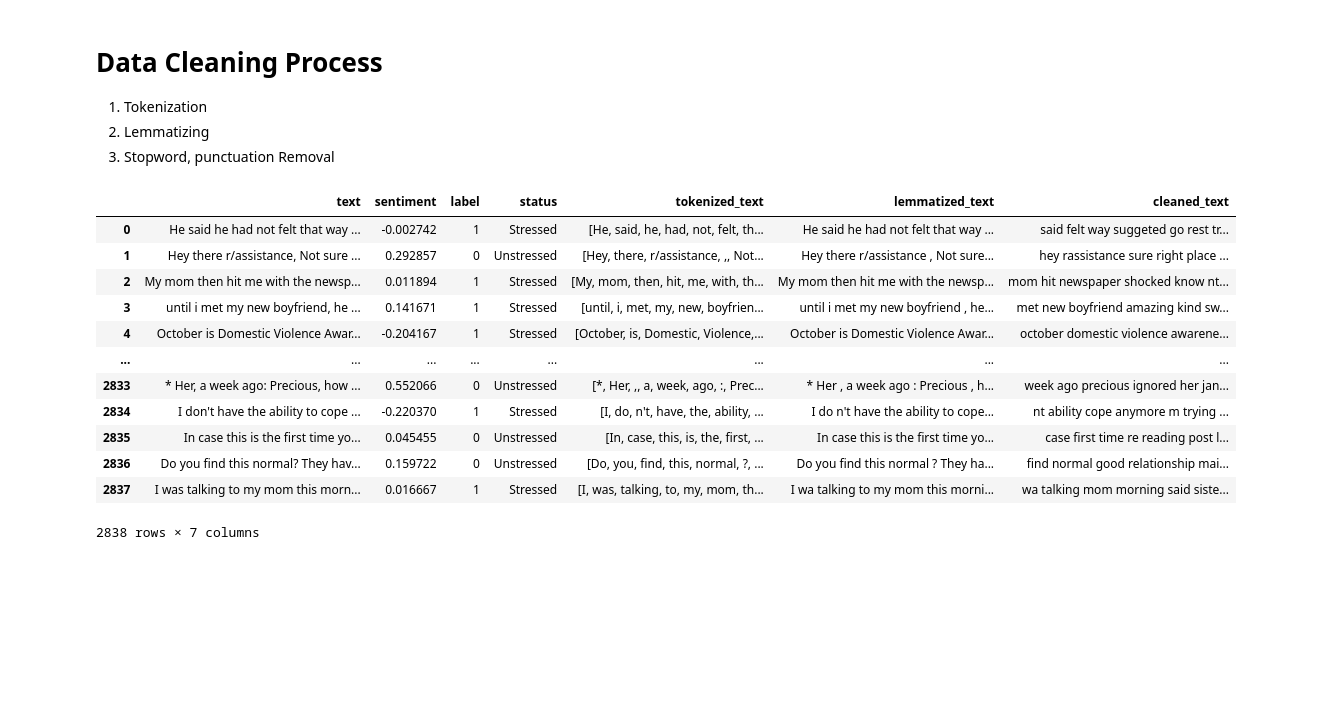
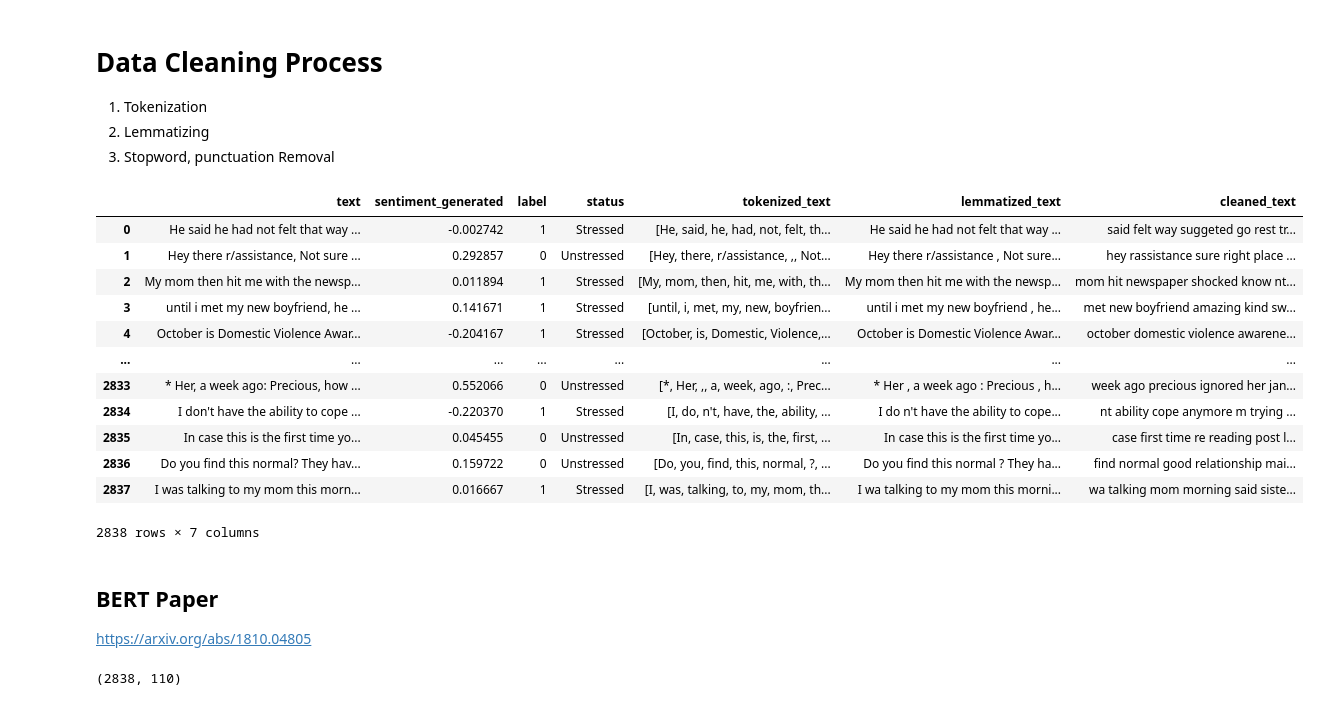
Before and after one commit to gg41825/stress_analysis_social_media, a Jupyter notebook: analyzer.ipynb, the cells around one changed output. Cells and saved outputs as stored; diff of their text form; code cells hidden in the pictures; blank space fills up the shorter version.

```diff
--- a/analyzer.ipynb
+++ b/analyzer.ipynb
@@ -68,7 +78,7 @@ He said he had not felt that way before, suggeted I go rest and so ..TRIGGER AHE
 # %%
 reddits = pd.DataFrame()
 reddits['text'] = train.text
-reddits['sentiment'] = reddits['text'].apply(lambda x: TextBlob(x).sentiment.polarity)
+reddits['sentiment_generated'] = reddits['text'].apply(lambda x: TextBlob(x).sentiment.polarity)
 reddits['label'] = train.label
 reddits.head()
 # %% [output]
@@ -114,37 +125,37 @@ sns.countplot(x=status, data = reddits, palette= ["#ff0000", "#0000ff"])
 reddits['tokenized_text'] = reddits['text'].apply(lambda x: tokenize.word_tokenize(x, preserve_line=True))
 
 # lemmatize
-lemmatizer = stem.WordNetLemmatizer()
+lemmatizer = wordnet.WordNetLemmatizer()
 def lemmatize_text(sentence):
     return " ".join(lemmatizer.lemmatize(word)for word in sentence)
 reddits['lemmatized_text'] = reddits['tokenized_text'].apply(lemmatize_text)
 
 # stopwords removal
 def lower(text):
     return text.lower()
 
 def remove_stopwords(text):
     stopwords = list(STOPWORDS)
     return " ".join([word for word in str(text).split() if word not in stopwords])
 
 def remove_punctuation(text):
     return text.translate(str.maketrans('', '', string.punctuation))
 
 def remove_multiple_space(text):
     text = text.replace("   ", " ")
     return text.replace("  ", " ")
 
 def clean_text(text):
     text = lower(text)
     text = remove_stopwords(text)
     text = remove_punctuation(text)
     text = remove_multiple_space(text)
 
     return text
 reddits['cleaned_text']=reddits['lemmatized_text'].apply(clean_text)
 reddits
 # %% [output]
-|  | text | sentiment | label | status | tokenized_text | lemmatized_text | cleaned_text |
+|  | text | sentiment_generated | label | status | tokenized_text | lemmatized_text | cleaned_text |
 | 0 | He said he had not felt that way ... | -0.002742 | 1 | Stressed | [He, said, he, had, not, felt, th... | He said he had not felt that way ... | said felt way suggeted go rest tr... |
 | 1 | Hey there r/assistance, Not sure ... | 0.292857 | 0 | Unstressed | [Hey, there, r/assistance, ,, Not... | Hey there r/assistance , Not sure... | hey rassistance sure right place ... |
 | 2 | My mom then hit me with the newsp... | 0.011894 | 1 | Stressed | [My, mom, then, hit, me, with, th... | My mom then hit me with the newsp... | mom hit newspaper shocked know nt... |
@@ -157,3 +168,6 @@ reddits
 | 2836 | Do you find this normal? They hav... | 0.159722 | 0 | Unstressed | [Do, you, find, this, normal, ?, ... | Do you find this normal ? They ha... | find normal good relationship mai... |
 | 2837 | I was talking to my mom this morn... | 0.016667 | 1 | Stressed | [I, was, talking, to, my, mom, th... | I wa talking to my mom this morni... | wa talking mom morning said siste... |
 2838 rows × 7 columns
+# %% [markdown]
+## BERT Paper
+https://arxiv.org/abs/1810.04805
@@ -159,0 +204,6 @@ reddits
+# %%
+df = train.copy().drop(columns=["post_id", "id", "sentence_range", "label", "text", "subreddit"])
+y = train["label"]
+df.shape
+# %% [output]
+(2838, 110)
```
Also changed, not shown: parts of 23 cells of this notebook, 1 other file.
